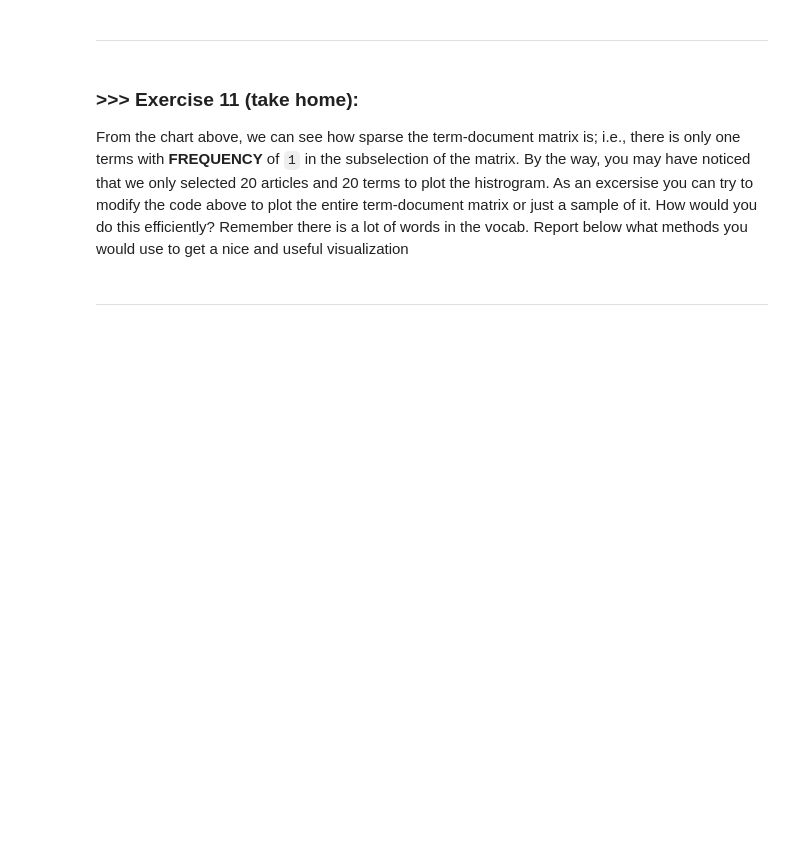
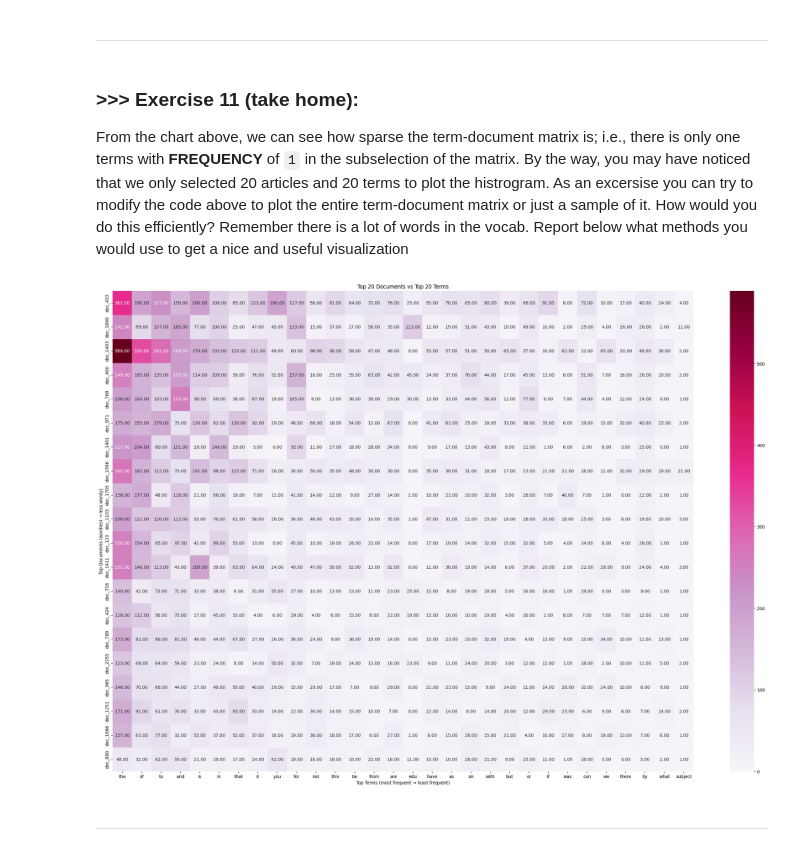
Before and after one commit to chiajungchang2003/DM2025-Lab1-Exercise, a Jupyter notebook: DM2025-Lab1-Master.ipynb, the cells around one changed output. Drawn from its saved outputs; the diff is of its cells as text; code cells hidden in the pictures; blank space fills up the shorter version.

```diff
--- a/DM2025-Lab1-Master.ipynb
+++ b/DM2025-Lab1-Master.ipynb
@@ -1094,3 +1121,37 @@ From the chart above, we can see how sparse the term-document matrix is; i.e., t
+# %%
+# # Answer here
+
+# --- Top 20 frequent terms ---
+term_frequencies = np.array(X_counts.sum(axis=0)).flatten()
+top_k_terms_indices = np.argsort(term_frequencies)[-30:][::-1]  # descending
+
+# --- Top 20 word-rich documents ---
+doc_word_counts = np.array(X_counts.sum(axis=1)).flatten()
+top_k_docs_indices = np.argsort(doc_word_counts)[-20:][::-1]  # descending
+
+# --- Extract submatrix ---
+submatrix = X_counts[top_k_docs_indices, :][:, top_k_terms_indices].toarray()
+
+# # Row normalize (proportions instead of raw counts)
+# row_sums = submatrix.sum(axis=1, keepdims=True)
+# submatrix_norm = np.divide(submatrix, row_sums, where=row_sums!=0)
+
+# --- Build DataFrame ---
+df_sub_norm = pd.DataFrame(
+    submatrix,
+    index=[f"doc_{i}" for i in top_k_docs_indices],
+    columns=[count_vect.get_feature_names_out()[j] for j in top_k_terms_indices]
+)
+
+# --- Plot heatmap ---
+plt.figure(figsize=(30, 20))
+sns.heatmap(df_sub_norm, cmap="PuRd", cbar=True, annot=True, fmt=".2f")
+plt.title("Top 20 Documents vs Top 20 Terms")
+plt.xlabel("Top Terms")
+plt.ylabel("Top Documents")
+plt.show()
+# %% [output]
+[figure, added]
 # %% [markdown]
 ---
 # %% [markdown]
```
Also changed, not shown: parts of 11 cells of this notebook.
